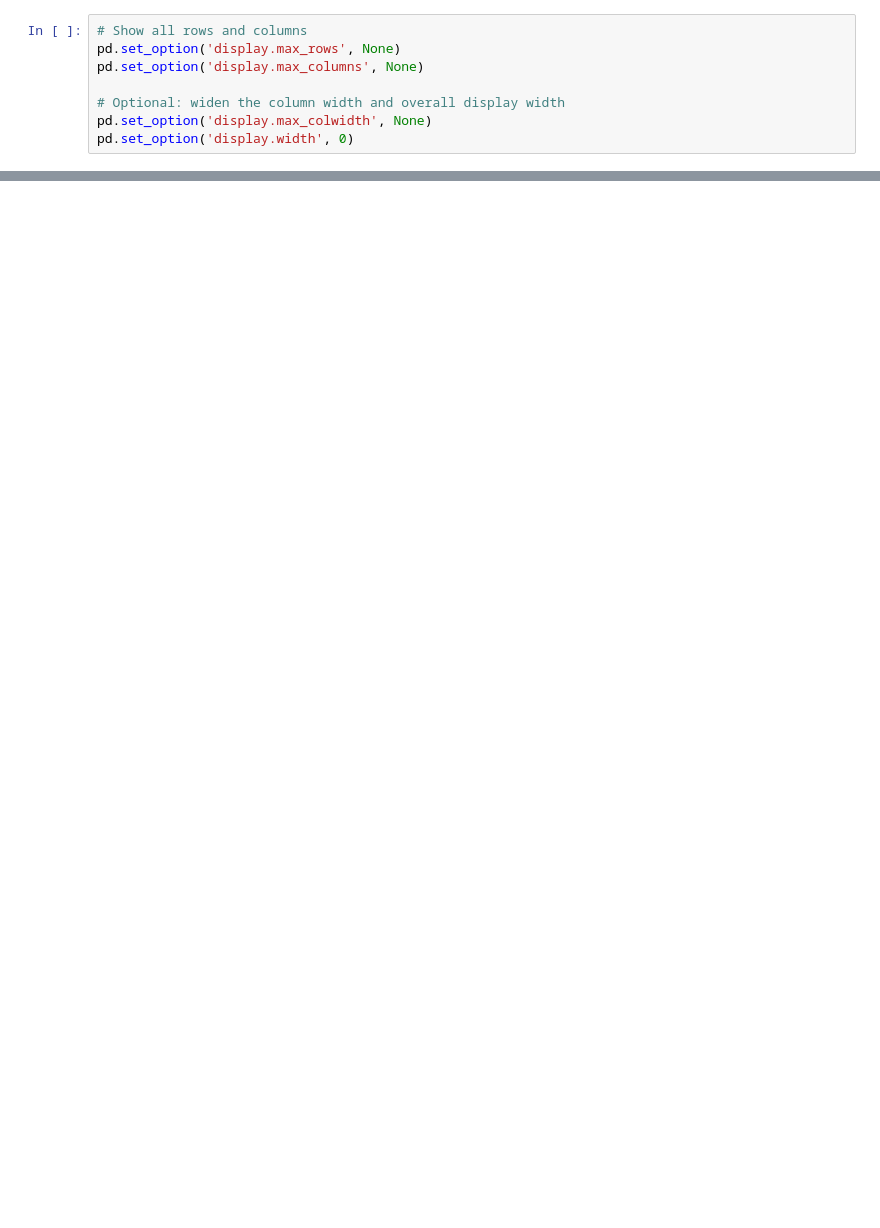
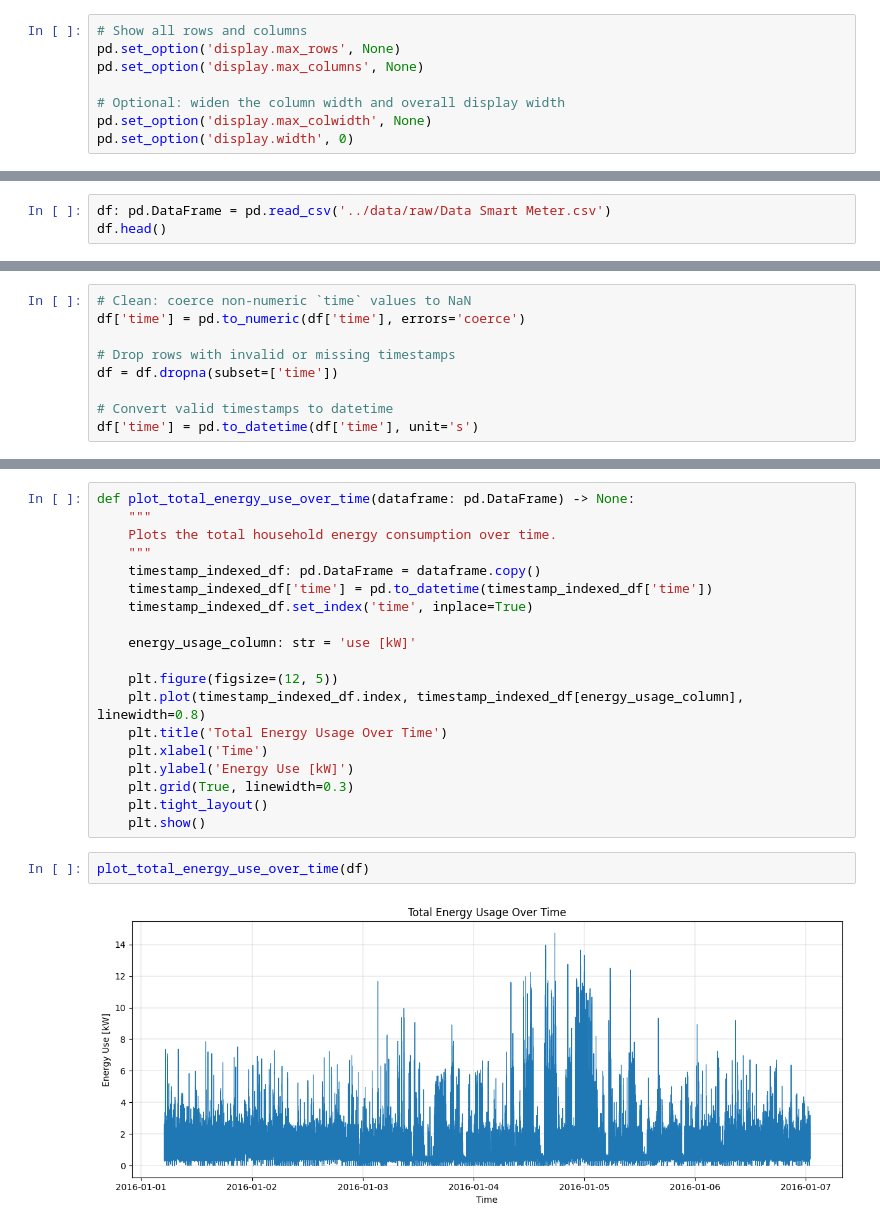
Before and after one commit to markuskuehnle/smart-meter-energy-forecasting, a Jupyter notebook: notebooks/02_exploratory_data_analysis.ipynb, the cells around one changed output, grey strips where cells are left out. Cells and saved outputs as stored; diff of their text form; blank space fills up the shorter version.

```diff
--- a/notebooks/02_exploratory_data_analysis.ipynb
+++ b/notebooks/02_exploratory_data_analysis.ipynb
@@ -27,0 +26,3 @@ pd.set_option('display.width', 0)
+# %%
+df: pd.DataFrame = pd.read_csv('../data/raw/Data Smart Meter.csv')
+df.head()
@@ -27,0 +36,9 @@ pd.set_option('display.width', 0)
+# %%
+# Clean: coerce non-numeric `time` values to NaN
+df['time'] = pd.to_numeric(df['time'], errors='coerce')
+
+# Drop rows with invalid or missing timestamps
+df = df.dropna(subset=['time'])
+
+# Convert valid timestamps to datetime
+df['time'] = pd.to_datetime(df['time'], unit='s')
@@ -27,0 +54,23 @@ pd.set_option('display.width', 0)
+# %%
+def plot_total_energy_use_over_time(dataframe: pd.DataFrame) -> None:
+    """
+    Plots the total household energy consumption over time.
+    """
+    timestamp_indexed_df: pd.DataFrame = dataframe.copy()
+    timestamp_indexed_df['time'] = pd.to_datetime(timestamp_indexed_df['time'])
+    timestamp_indexed_df.set_index('time', inplace=True)
+
+    energy_usage_column: str = 'use [kW]'
+
+    plt.figure(figsize=(12, 5))
+    plt.plot(timestamp_indexed_df.index, timestamp_indexed_df[energy_usage_column], linewidth=0.8)
+    plt.title('Total Energy Usage Over Time')
+    plt.xlabel('Time')
+    plt.ylabel('Energy Use [kW]')
+    plt.grid(True, linewidth=0.3)
+    plt.tight_layout()
+    plt.show()
+# %%
+plot_total_energy_use_over_time(df)
+# %% [output]
+[figure, added]
```
Also changed, not shown: parts of 34 cells of this notebook, 2 other files.
